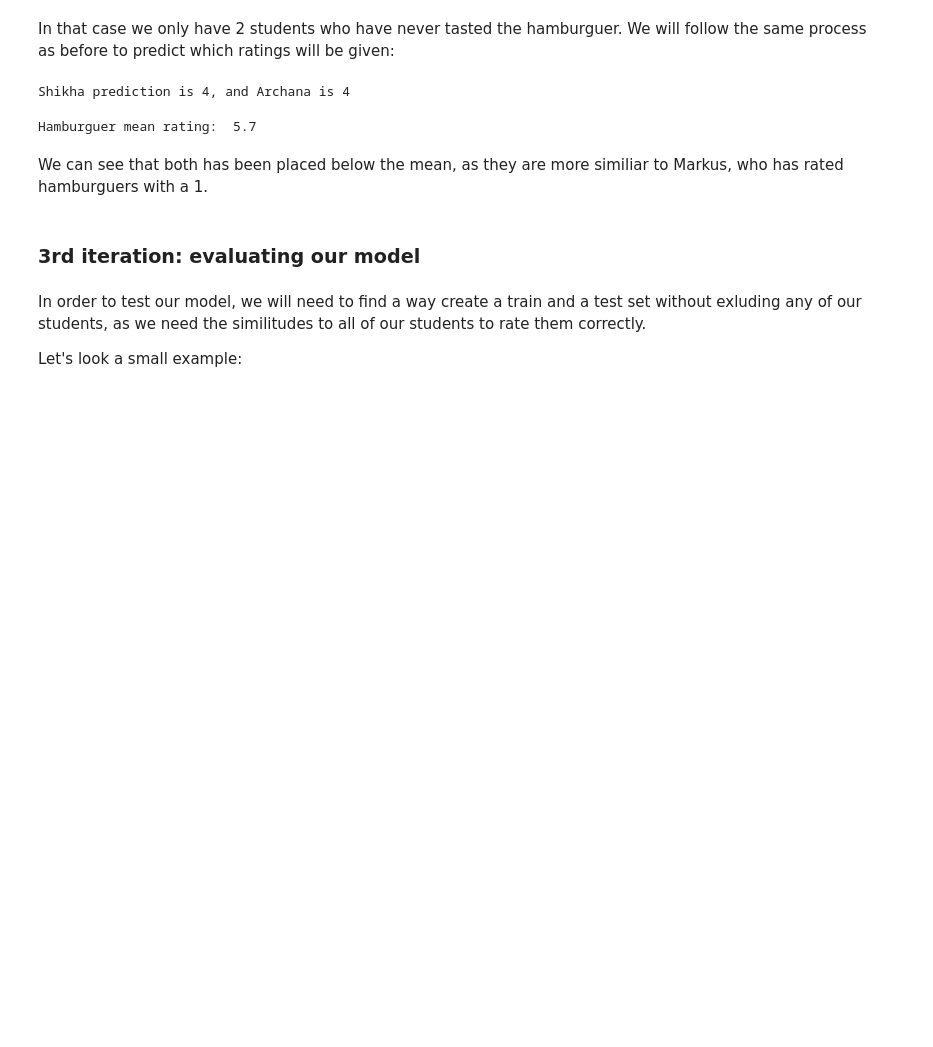
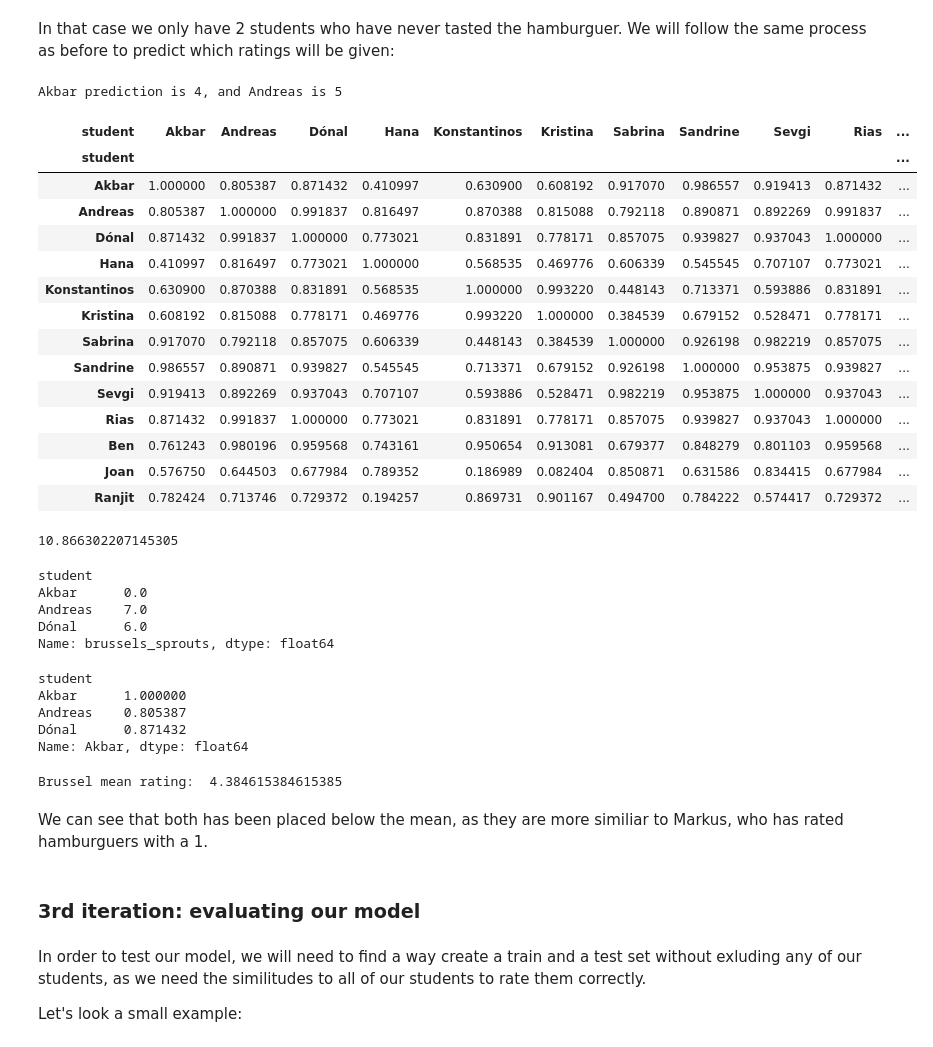
Before and after one commit to hanaamulic/WBSFLIX-recommendations, a Jupyter notebook: cosine-recommender.ipynb, the cells around one changed output. Saved outputs shown, nothing was run; the diff lists cells and outputs as text; code cells hidden in the pictures; blank space fills up the shorter version.

```diff
--- a/cosine-recommender.ipynb
+++ b/cosine-recommender.ipynb
@@ -262,15 +263,54 @@ In that case we only have 2 students who have never tasted the hamburguer. We wi
 from sklearn.metrics.pairwise import cosine_similarity
 sample_similitude = pd.DataFrame(cosine_similarity(sample), columns=food.index, index=food.index)
 
-shikha_pred = sum(sample.hamburger * sample_similitude.Shikha) / (len(sample_similitude.Shikha) - 1)
-archana_pred = sum(sample.hamburger * sample_similitude.Archana) / (len(sample_similitude.Archana) - 1)
-print(f'Shikha prediction is {round(shikha_pred)}, and Archana is {round(archana_pred)}')
+shikha_pred = sum(sample.brussels_sprouts * sample_similitude.Akbar) / (sum(sample_similitude.Akbar))
+archana_pred = sum(sample.brussels_sprouts * sample_similitude.Andreas) / (sum(sample_similitude.Andreas))
+print(f'Akbar prediction is {round(shikha_pred)}, and Andreas is {round(archana_pred)}')
 # %% [output]
-Shikha prediction is 4, and Archana is 4
+Akbar prediction is 4, and Andreas is 5
+# %%
+sample_similitude = pd.DataFrame(cosine_similarity(sample), columns=food.index, index=food.index)
+sample_similitude
+# %% [output]
+| student | Akbar | Andreas | Dónal | Hana | Konstantinos | Kristina | Sabrina | Sandrine | Sevgi | Rias | ... |
+| student |  |  |  |  |  |  |  |  |  |  | ... |
+| Akbar | 1.000000 | 0.805387 | 0.871432 | 0.410997 | 0.630900 | 0.608192 | 0.917070 | 0.986557 | 0.919413 | 0.871432 | ... |
+| Andreas | 0.805387 | 1.000000 | 0.991837 | 0.816497 | 0.870388 | 0.815088 | 0.792118 | 0.890871 | 0.892269 | 0.991837 | ... |
+| Dónal | 0.871432 | 0.991837 | 1.000000 | 0.773021 | 0.831891 | 0.778171 | 0.857075 | 0.939827 | 0.937043 | 1.000000 | ... |
+| Hana | 0.410997 | 0.816497 | 0.773021 | 1.000000 | 0.568535 | 0.469776 | 0.606339 | 0.545545 | 0.707107 | 0.773021 | ... |
+| Konstantinos | 0.630900 | 0.870388 | 0.831891 | 0.568535 | 1.000000 | 0.993220 | 0.448143 | 0.713371 | 0.593886 | 0.831891 | ... |
+| Kristina | 0.608192 | 0.815088 | 0.778171 | 0.469776 | 0.993220 | 1.000000 | 0.384539 | 0.679152 | 0.528471 | 0.778171 | ... |
+| Sabrina | 0.917070 | 0.792118 | 0.857075 | 0.606339 | 0.448143 | 0.384539 | 1.000000 | 0.926198 | 0.982219 | 0.857075 | ... |
+| Sandrine | 0.986557 | 0.890871 | 0.939827 | 0.545545 | 0.713371 | 0.679152 | 0.926198 | 1.000000 | 0.953875 | 0.939827 | ... |
+| Sevgi | 0.919413 | 0.892269 | 0.937043 | 0.707107 | 0.593886 | 0.528471 | 0.982219 | 0.953875 | 1.000000 | 0.937043 | ... |
+| Rias | 0.871432 | 0.991837 | 1.000000 | 0.773021 | 0.831891 | 0.778171 | 0.857075 | 0.939827 | 0.937043 | 1.000000 | ... |
+| Ben | 0.761243 | 0.980196 | 0.959568 | 0.743161 | 0.950654 | 0.913081 | 0.679377 | 0.848279 | 0.801103 | 0.959568 | ... |
+| Joan | 0.576750 | 0.644503 | 0.677984 | 0.789352 | 0.186989 | 0.082404 | 0.850871 | 0.631586 | 0.834415 | 0.677984 | ... |
+| Ranjit | 0.782424 | 0.713746 | 0.729372 | 0.194257 | 0.869731 | 0.901167 | 0.494700 | 0.784222 | 0.574417 | 0.729372 | ... |
+# %%
+sum(sample.brussels_sprouts[:3] * sample_similitude.Akbar[:3])
+# %% [output]
+10.866302207145305
+# %%
+sample.brussels_sprouts[:3]
+# %% [output]
+student
+Akbar      0.0
+Andreas    7.0
+Dónal      6.0
+Name: brussels_sprouts, dtype: float64
+# %%
+sample_similitude.Akbar[:3]
+# %% [output]
+student
+Akbar      1.000000
+Andreas    0.805387
+Dónal      0.871432
+Name: Akbar, dtype: float64
 # %%
-print('Hamburguer mean rating: ', sum(sample.hamburger) / len(sample.hamburger))
+print('Brussel mean rating: ', sum(sample.brussels_sprouts) / len(sample.brussels_sprouts))
 # %% [output]
-Hamburguer mean rating:  5.7
+Brussel mean rating:  4.384615384615385
 # %% [markdown]
 We can see that both has been placed below the mean, as they are more similiar to Markus, who has rated hamburguers with a 1.
 # %% [markdown]
```
Also changed, not shown: parts of 13 cells of this notebook, 2 other files.
